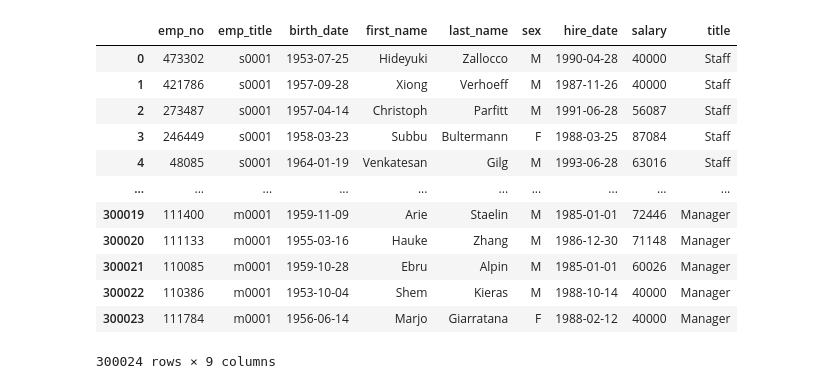
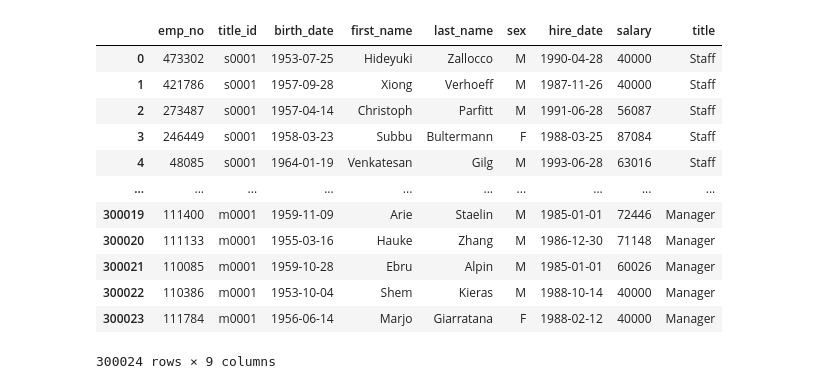
Before and after one commit to ravipatel0113/SQL_Challenge, a Jupyter notebook: Employee_SQL/Bonus/Bonus_part.ipynb, the cells around one changed output. Cells and saved outputs as stored; diff of their text form; code cells hidden in the pictures.

```diff
--- a/Employee_SQL/Bonus/Bonus_part.ipynb
+++ b/Employee_SQL/Bonus/Bonus_part.ipynb
@@ -5,8 +6,11 @@ from sqlalchemy import create_engine
 # %%
 
-engine = create_engine('postgresql://databaseandpassword@localhost:5432/employee_DB')
+engine = create_engine('postgresql://postgres@localhost:5432/employee_DB')
 connection = engine.connect()
 # %%
+departments = pd.read_sql("SELECT * FROM departments",connection)
+dept_emp = pd.read_sql("SELECT * FROM dept_emp",connection)
+dept_manager = pd.read_sql("SELECT * FROM dept_manager",connection)
 employee = pd.read_sql("SELECT * FROM employees",connection)
-salary = pd.read_sql("SELECT * FROM salaries",connection)
+salaries = pd.read_sql("SELECT * FROM salaries",connection)
 title = pd.read_sql("SELECT * FROM titles",connection)
@@ -45,2 +49,2 @@ salary
 # %%
-merge_data = pd.merge(data,salary,on="emp_no")
+merge_data = pd.merge(employee,salaries,on="emp_no")
@@ -74,0 +51,3 @@ titles
+# %%
+merge_data= merge_data.rename(columns={"emp_title":"title_id"})
+merge_data
@@ -75,8 +79,8 @@ titles
 # %%
-title_salary = pd.merge(merge_data,titles,on="emp_title")
+title_salary = pd.merge(merge_data,title,on="title_id")
 title_salary
 # %% [output]
-|  | emp_no | emp_title | birth_date | first_name | last_name | sex | hire_date | salary | title |
+|  | emp_no | title_id | birth_date | first_name | last_name | sex | hire_date | salary | title |
 | 0 | 473302 | s0001 | 1953-07-25 | Hideyuki | Zallocco | M | 1990-04-28 | 40000 | Staff |
 | 1 | 421786 | s0001 | 1957-09-28 | Xiong | Verhoeff | M | 1987-11-26 | 40000 | Staff |
 | 2 | 273487 | s0001 | 1957-04-14 | Christoph | Parfitt | M | 1991-06-28 | 56087 | Staff |
```
Also changed, not shown: parts of 21 cells of this notebook.
